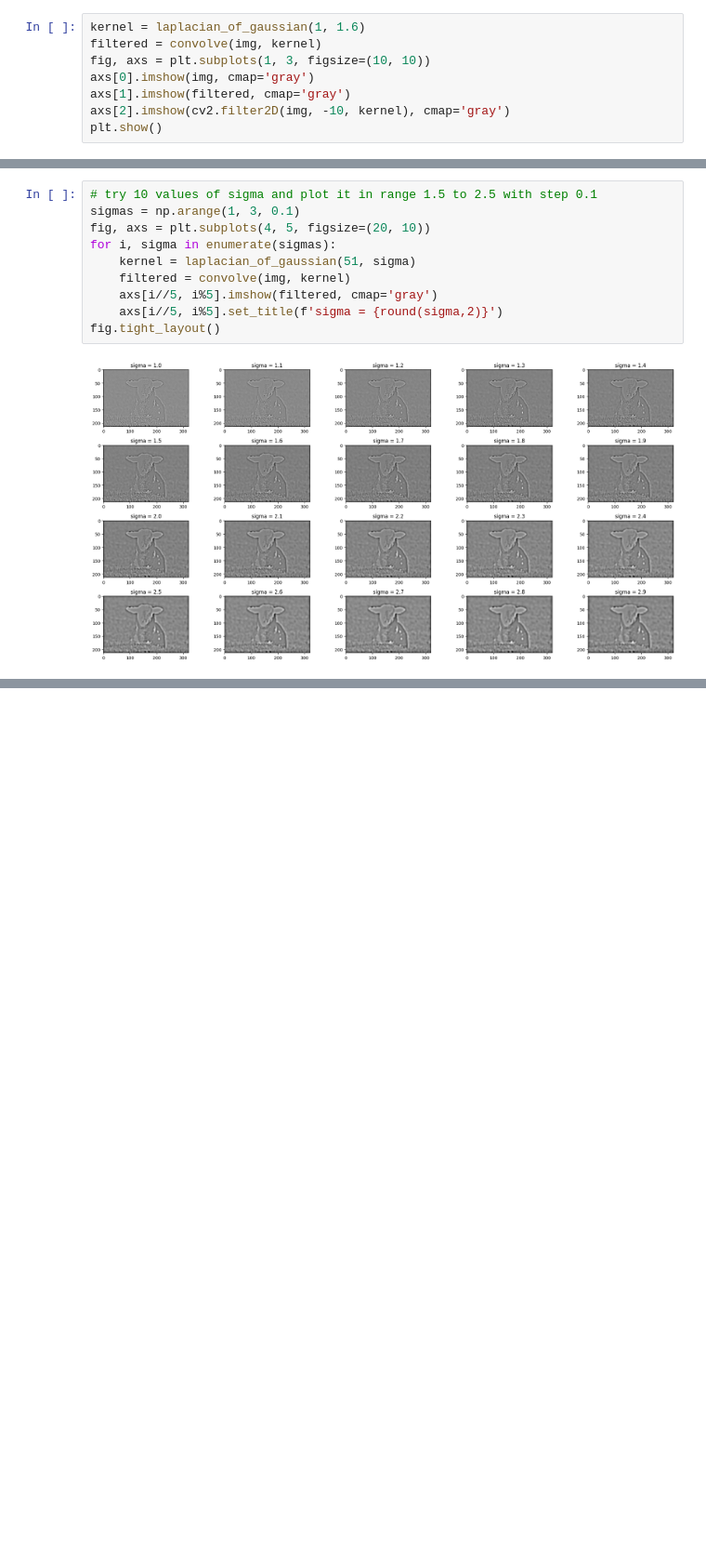
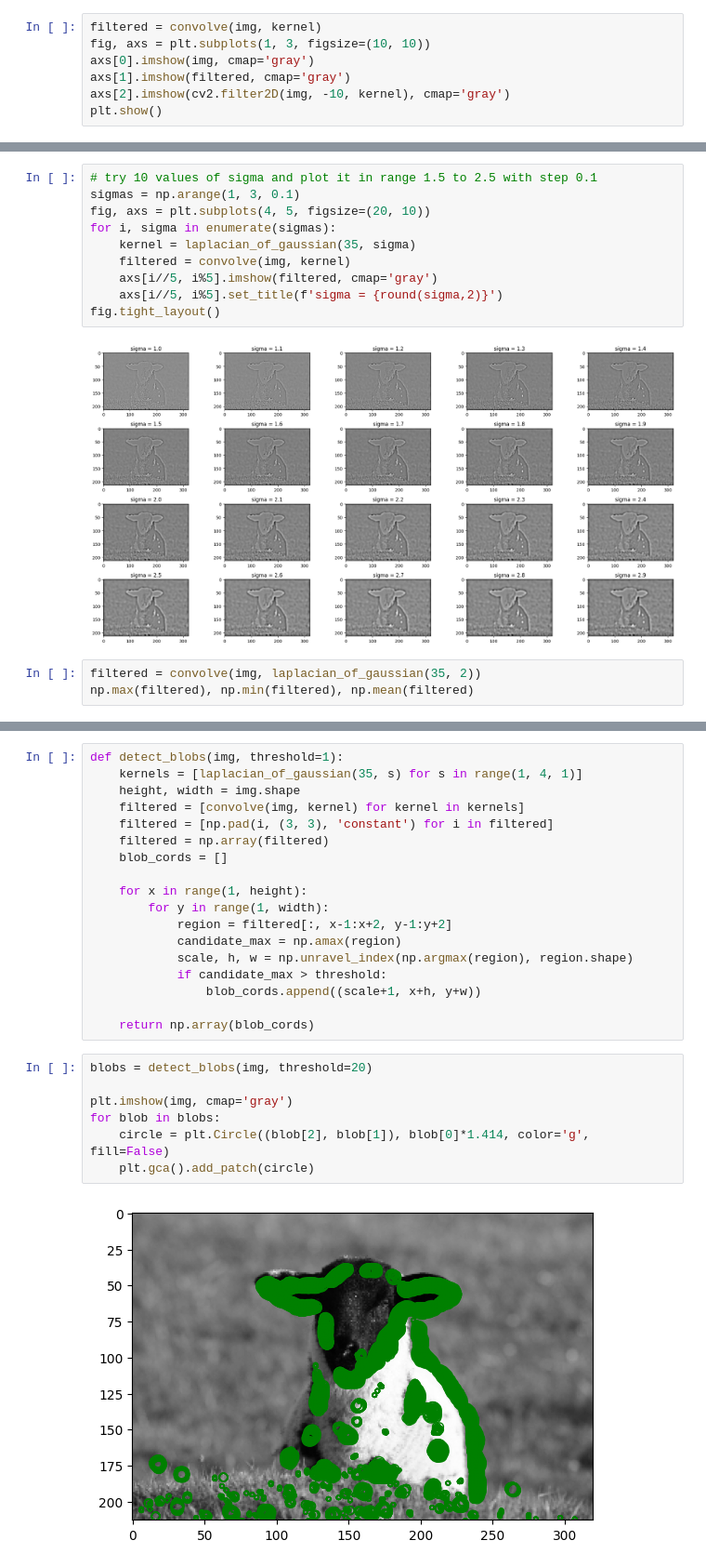
Before and after one commit to vornao/ispr-assignments, a Jupyter notebook: assignment-one/main.ipynb, the cells around one changed output, grey strips where cells are left out. Shown at 93% size. Saved outputs shown, nothing was run; the diff lists cells and outputs as text; blank space fills up the shorter version.

```diff
--- a/assignment-one/main.ipynb
+++ b/assignment-one/main.ipynb
@@ -63,5 +57,4 @@ plt.imshow(cv2.filter2D(img, -10, kernel), cmap='gray')
 # %%
-kernel = laplacian_of_gaussian(1, 1.6)
 filtered = convolve(img, kernel)
 fig, axs = plt.subplots(1, 3, figsize=(10, 10))
 axs[0].imshow(img, cmap='gray')
@@ -75,10 +68,13 @@ plt.show()
 sigmas = np.arange(1, 3, 0.1)
 fig, axs = plt.subplots(4, 5, figsize=(20, 10))
 for i, sigma in enumerate(sigmas):
-    kernel = laplacian_of_gaussian(51, sigma)
+    kernel = laplacian_of_gaussian(35, sigma)
     filtered = convolve(img, kernel)
     axs[i//5, i%5].imshow(filtered, cmap='gray')
     axs[i//5, i%5].set_title(f'sigma = {round(sigma,2)}')
 fig.tight_layout()
 # %% [output]
 [figure]
+# %%
+filtered = convolve(img, laplacian_of_gaussian(35, 2))
+np.max(filtered), np.min(filtered), np.mean(filtered)
@@ -84,0 +83,27 @@ fig.tight_layout()
+# %%
+def detect_blobs(img, threshold=1):
+    kernels = [laplacian_of_gaussian(35, s) for s in range(1, 4, 1)]
+    height, width = img.shape
+    filtered = [convolve(img, kernel) for kernel in kernels]
+    filtered = [np.pad(i, (3, 3), 'constant') for i in filtered]
+    filtered = np.array(filtered)
+    blob_cords = []
+
+    for x in range(1, height):
+        for y in range(1, width):
+            region = filtered[:, x-1:x+2, y-1:y+2]
+            candidate_max = np.amax(region)
+            scale, h, w = np.unravel_index(np.argmax(region), region.shape)
+            if candidate_max > threshold:
+                blob_cords.append((scale+1, x+h, y+w))
+
+    return np.array(blob_cords)
+# %%
+blobs = detect_blobs(img, threshold=20)
+
+plt.imshow(img, cmap='gray')
+for blob in blobs:
+    circle = plt.Circle((blob[2], blob[1]), blob[0]*1.414, color='g', fill=False)
+    plt.gca().add_patch(circle)
+# %% [output]
+[figure, added]
```
Also changed, not shown: parts of 6 cells of this notebook.
